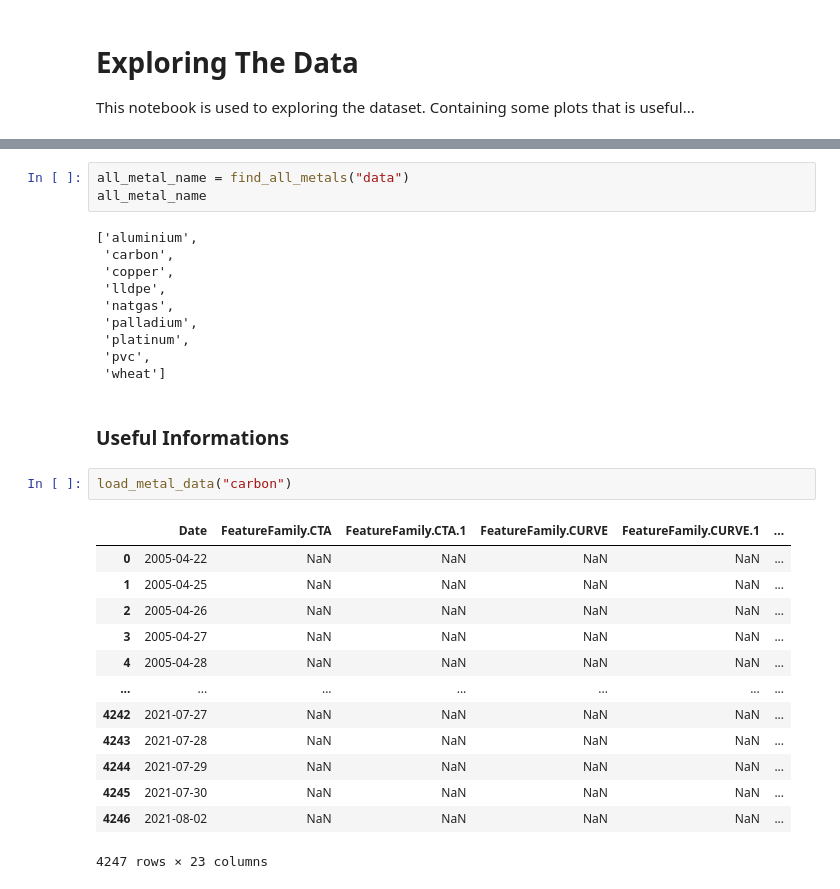
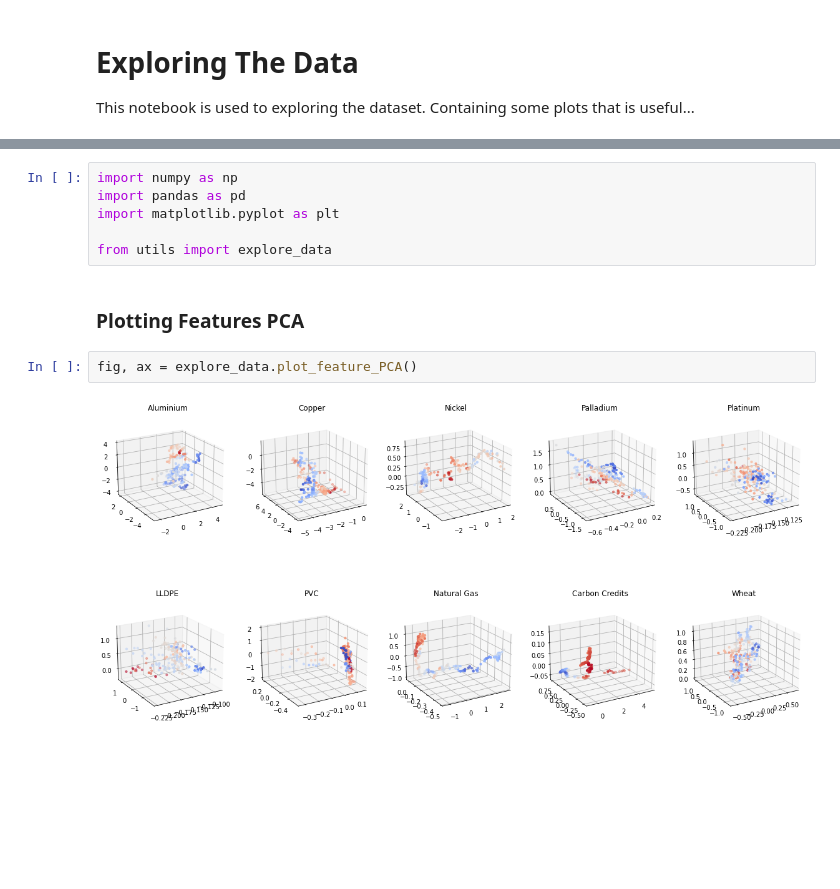
Before and after one commit to Phutoast/commodity-prices-prediction, a Jupyter notebook: explore_data_plot.ipynb, the cells around one changed output, grey strips where cells are left out. Cells and saved outputs as stored; diff of their text form; blank space fills up the shorter version.

Commit message:
Clearning + Adding plots

```diff
--- a/explore_data_plot.ipynb
+++ b/explore_data_plot.ipynb
@@ -23,31 +5,12 @@ import scipy.stats as stats
-# %%
-all_metal_name = find_all_metals("data")
-all_metal_name
-# %% [output]
-['aluminium',
- 'carbon',
- 'copper',
- 'lldpe',
- 'natgas',
- 'palladium',
- 'platinum',
- 'pvc',
- 'wheat']
-# %% [markdown]
-### Useful Informations
-# %%
-load_metal_data("carbon")
-# %% [output]
-|  | Date | FeatureFamily.CTA | FeatureFamily.CTA.1 | FeatureFamily.CURVE | FeatureFamily.CURVE.1 | ... |
-| 0 | 2005-04-22 | NaN | NaN | NaN | NaN | ... |
-| 1 | 2005-04-25 | NaN | NaN | NaN | NaN | ... |
-| 2 | 2005-04-26 | NaN | NaN | NaN | NaN | ... |
-| 3 | 2005-04-27 | NaN | NaN | NaN | NaN | ... |
-| 4 | 2005-04-28 | NaN | NaN | NaN | NaN | ... |
-| ... | ... | ... | ... | ... | ... | ... |
-| 4242 | 2021-07-27 | NaN | NaN | NaN | NaN | ... |
-| 4243 | 2021-07-28 | NaN | NaN | NaN | NaN | ... |
-| 4244 | 2021-07-29 | NaN | NaN | NaN | NaN | ... |
-| 4245 | 2021-07-30 | NaN | NaN | NaN | NaN | ... |
-| 4246 | 2021-08-02 | NaN | NaN | NaN | NaN | ... |
-4247 rows × 23 columns
+# %%
+import numpy as np
+import pandas as pd
+import matplotlib.pyplot as plt
+
+from utils import explore_data
+# %% [markdown]
+### Plotting Features PCA
+# %%
+fig, ax = explore_data.plot_feature_PCA()
+# %% [output]
+[figure, added]
```
Also changed, not shown: parts of 7 cells of this notebook, 35 other files.
